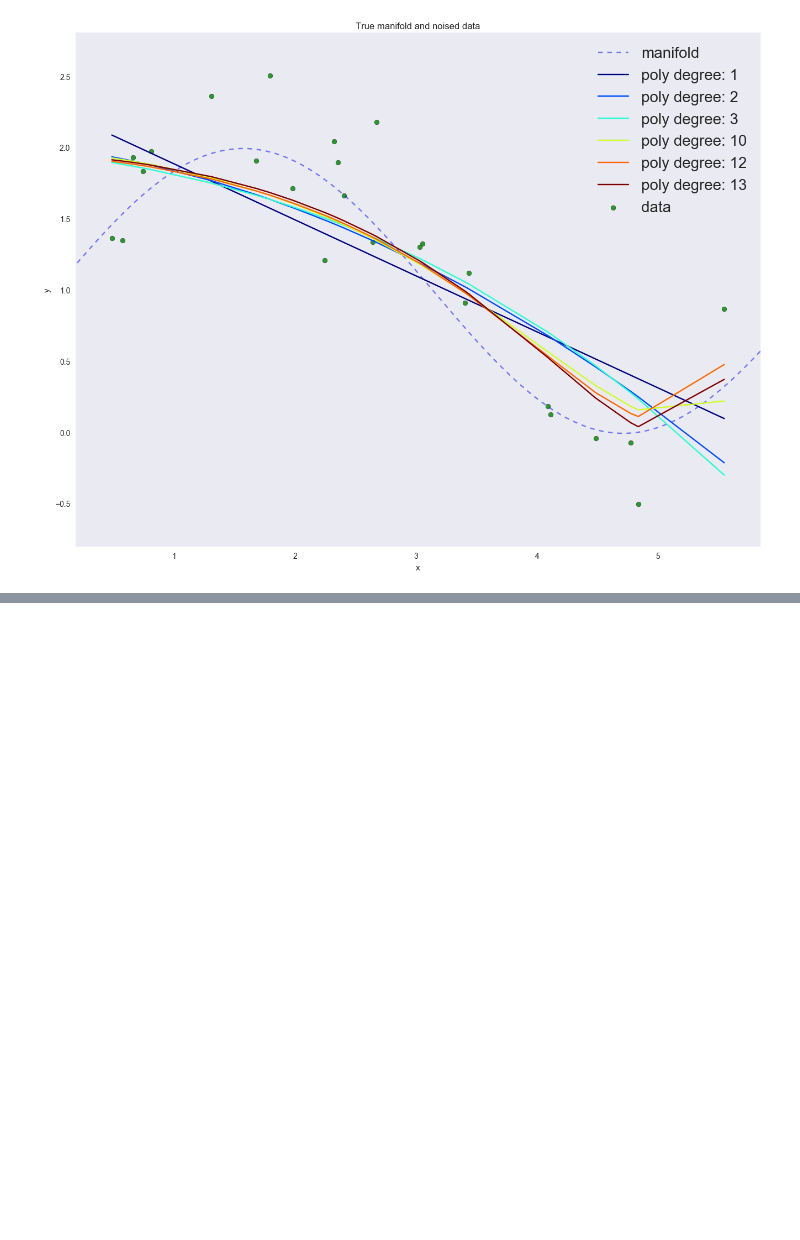
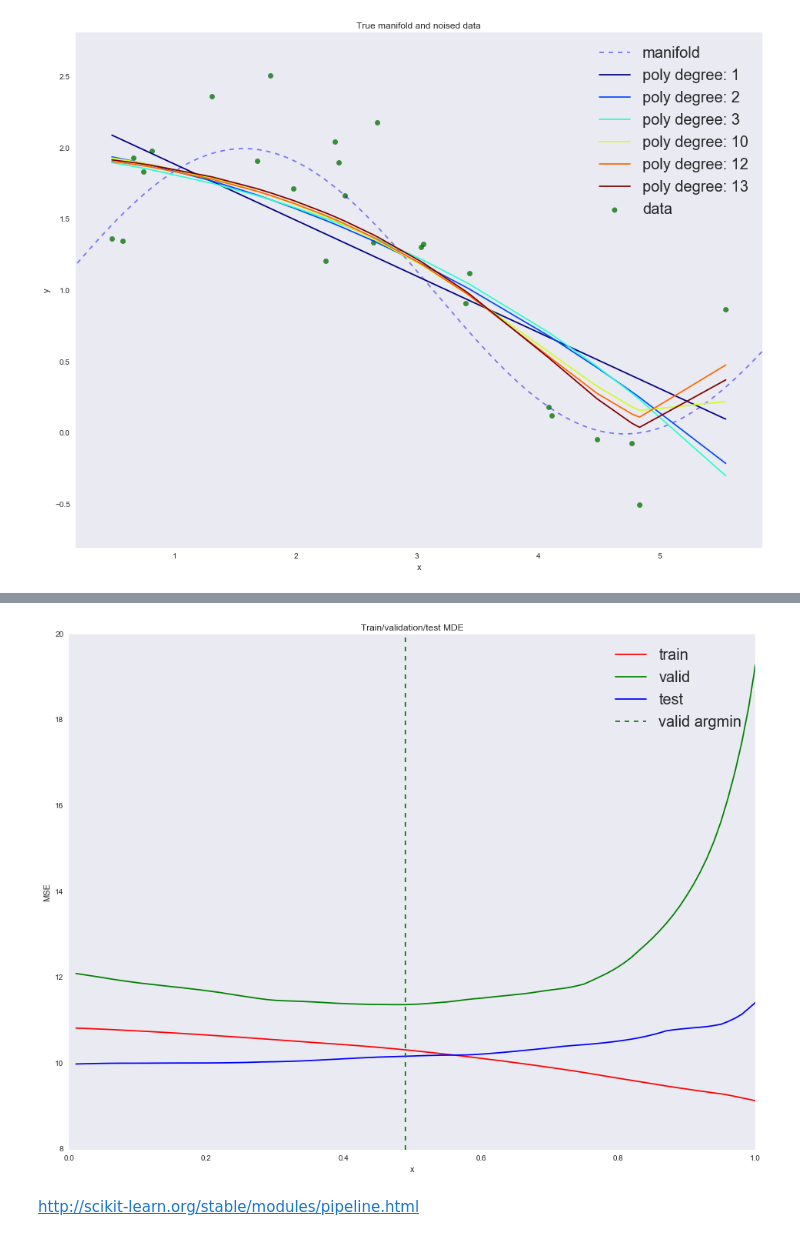
Before and after one commit to mephistopheies/dds, a Jupyter notebook: lr_040117/ipy/lecture.ipynb, the cells around one changed output, grey strips where cells are left out. Drawn from its saved outputs; the diff is of its cells as text; code cells hidden in the pictures; blank space fills up the shorter version.

```diff
--- a/lr_040117/ipy/lecture.ipynb
+++ b/lr_040117/ipy/lecture.ipynb
@@ -105,7 +107,8 @@ plt.scatter(data['x_train'], data['y_train'], 40, 'g', 'o', alpha=0.8, label='da
 
 w_list = []
 for ix, degree in enumerate(degree_list):
-    dlist = [[1]*data['x_train'].shape[0]] + map(lambda n: data['x_train']**n, range(1, degree + 1))
+    dlist = [[1]*data['x_train'].shape[0]] + \
+            map(lambda n: data['x_train']**n, range(1, degree + 1))
     X = np.array(dlist).T
     w = np.dot(np.dot(np.linalg.inv(np.dot(X.T, X)), X.T), data['y_train'])
     w_list.append((degree, w))
@@ -353,0 +462,43 @@ for ix, t in enumerate(w_list_l1):
+# %%
+alpha = 0.022
+degree = 2
+l1_ratio_list = np.linspace(0.01, 1, 100)
+
+kf = KFold(n_splits=2, shuffle=False)
+pf = PolynomialFeatures(degree=degree, include_bias=False)
+ss = StandardScaler()
+X_train = ss.fit_transform(pf.fit_transform(data['x_train']))
+X_test = ss.transform(pf.transform(data['x_test']))
+
+mse_train = []
+mse_valid = []
+mse_test = []
+for l1_ratio in tqdm(l1_ratio_list):
+    mse_valid_folds = []
+    for ix_train, ix_valid in kf.split(X_train):
+        model = ElasticNet(alpha=alpha, l1_ratio=l1_ratio, fit_intercept=True)
+        model = model.fit(X_train[ix_train, :], data['y_train'][ix_train])
+        mse_valid_folds.append(
+            mean_squared_error(
+                data['y_train'][ix_valid],
+                model.predict(X_train[ix_valid, :])))
+    mse_valid.append(np.mean(mse_valid_folds))
+    model = ElasticNet(alpha=alpha, l1_ratio=l1_ratio, fit_intercept=True)
+    model = model.fit(X_train, data['y_train'])
+    mse_train.append(mean_squared_error(data['y_train'], model.predict(X_train)))
+    mse_test.append(mean_squared_error(data['y_test'], model.predict(X_test)))
+# %%
+plt.plot(l1_ratio_list, mse_train, c='r', label='train')
+plt.plot(l1_ratio_list, np.array(mse_valid)/7, c='g', label='valid')
+plt.plot(l1_ratio_list, mse_test, c='b', label='test')
+
+x = sorted(zip(l1_ratio_list, mse_valid), key=lambda t: t[1])[0][0]
+plt.axvline(x, color='g', linestyle='--', label='valid argmin')
+
+plt.legend(loc='upper right', prop={'size': 20})
+plt.title('Train/validation/test MDE')
+plt.xlabel('x')
+plt.ylabel('MSE')
+plt.show()
+# %% [output]
+[figure, added]
@@ -353,0 +507,2 @@ for ix, t in enumerate(w_list_l1):
+# %% [markdown]
+http://scikit-learn.org/stable/modules/pipeline.html
```
Also changed, not shown: parts of 32 cells of this notebook.
